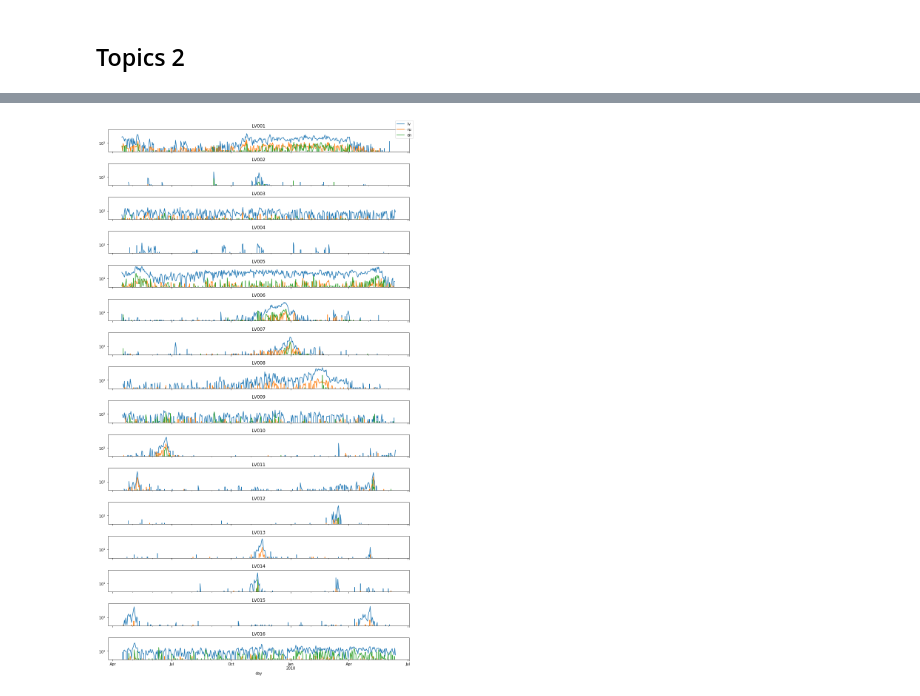
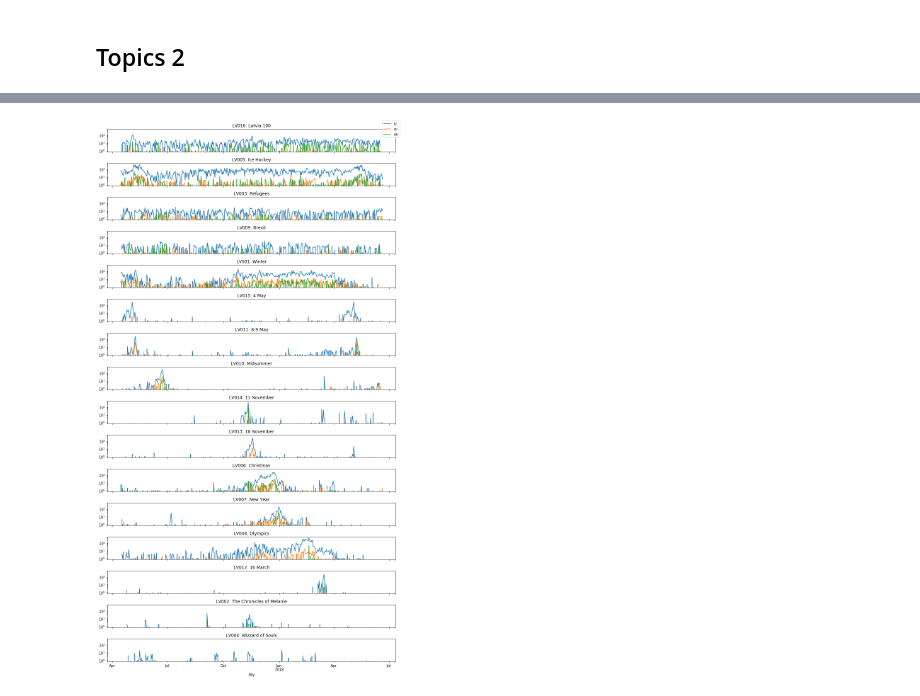
Before and after one commit to dimazest/2018-lv2, a Jupyter notebook: supplement/notebook.ipynb, the cells around one changed output, grey strips where cells are left out. Cells and saved outputs as stored; diff of their text form; code cells hidden in the pictures.

```diff
--- a/supplement/notebook.ipynb
+++ b/supplement/notebook.ipynb
@@ -356,34 +358,55 @@ __
 # %%
 _data = (
     relevance_judgments_lang_pref
     .groupby(level=['topic_id', 'day' ,'tweet_lang']).size()
     .unstack('tweet_lang', fill_value=0)
     [['lv', 'ru', 'en']]
 )
 
 
-topics = [
-    'LV001', 'LV002', 'LV003', 'LV004', 'LV005', 'LV006', 'LV007', 'LV008', 'LV009',
-    'LV010', 'LV011', 'LV012', 'LV013', 'LV014', 'LV015', 'LV016',
- ]
+topics = collections.OrderedDict(
+    [
 
-fig, axs = plt.subplots(len(topics), 1, sharex=True, sharey=True, figsize=(12, 21))
+        ('LV016', 'Latvia 100'),
+        ('LV005', 'Ice Hockey'),
+        ('LV003', 'Refugees'),
+        ('LV009', 'Brexit'),
+
+        ('LV001', 'Winter'),
+
+        ('LV015', '4 May'),
+        ('LV011', '8-9 May'),
+        ('LV010', 'Midsummer'),
+        ('LV014', '11 November'),
+        ('LV013', '18 November'),
+        ('LV006', 'Christmas'),
+        ('LV007', 'New Year'),
+        ('LV008', 'Olympics'),
+        ('LV012', '16 March'),
+
+        ('LV002', 'The Chronicles of Melanie'),
+        ('LV004', 'Blizzard of Souls'),
+
+     ]
+)
+
+fig, axs = plt.subplots(len(topics), 1, sharex=True, sharey=True, figsize=(12, 22))
 
 axs = axs.flatten()
 
 
-for topic, ax in zip (topics, axs):
+for (topic, topic_title), ax in zip (topics.items(), axs):
 
     _ = (
         _data.loc[topic]
         .resample('1d', level='day').sum()
-        .plot.line(ax=ax, logy=True, legend=False, title=topic)
+        .plot.line(ax=ax, logy=True, legend=False, title=f'{topic}: {topic_title}')
     );
 
 handles, labels = ax.get_legend_handles_labels()
 fig.legend(handles, labels, loc='upper right')
 
 fig.tight_layout()
 fig.savefig('topic_timeline.pdf')
 # %% [output]
-[figure, old version]
+[figure, new version]
```
Also changed, not shown: parts of 17 cells of this notebook, 16 other files.
